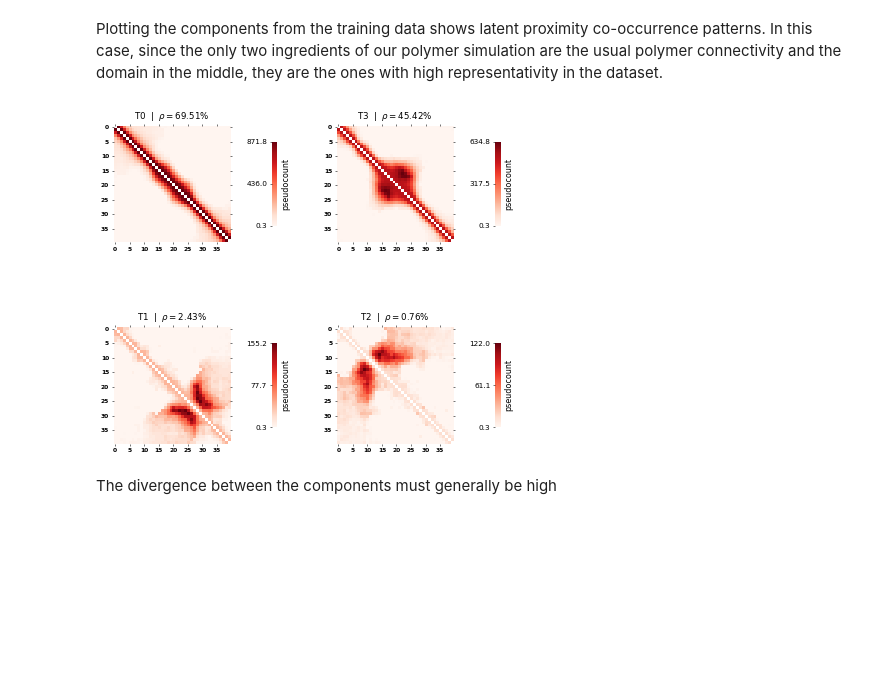
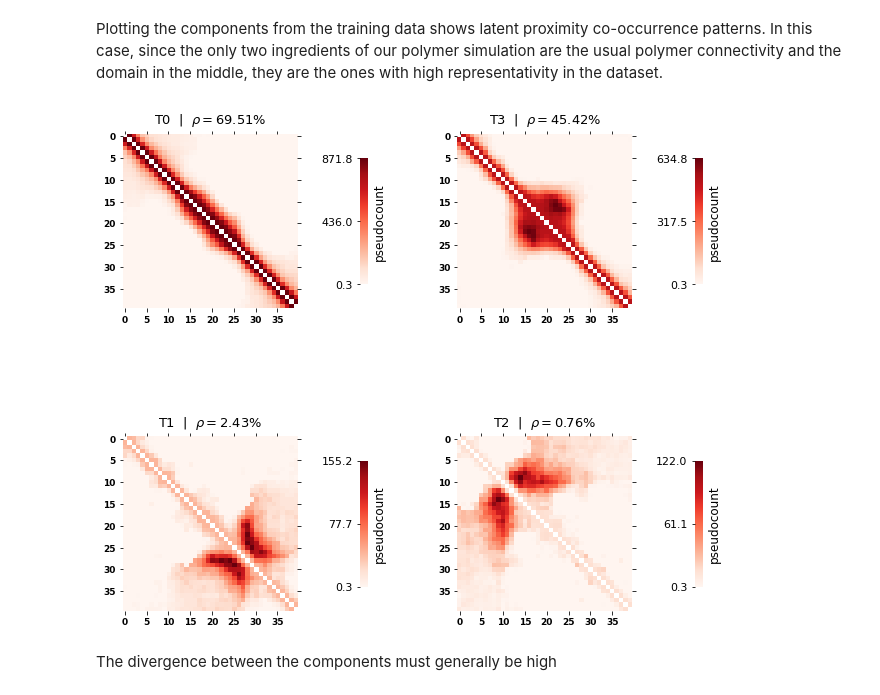
Before and after one commit to ggautham07/topic3d, a Jupyter notebook: examples/training.ipynb, the cells around one changed output. Saved outputs shown, nothing was run; the diff lists cells and outputs as text; code cells hidden in the pictures; blank space fills up the shorter version.

```diff
--- a/examples/training.ipynb
+++ b/examples/training.ipynb
@@ -168,10 +168,10 @@ The normalized between [-1,+1] resulting in -1 (in the limit) for never occurrin
 Plotting the components from the training data shows latent proximity co-occurrence patterns. In this case, since the only two ingredients of our polymer simulation are the usual polymer connectivity and the domain in the middle, they are the ones with high representativity in the dataset.
 # %%
 fig = results_sim.plot_components(ordered=True, form="square")
-fig.set_dpi(48)
+fig.set_dpi(72)
 fig.show()
 # %% [output]
-[figure, old version]
+[figure, new version]
 # %% [markdown]
 The divergence between the components must generally be high
 # %%
```
Also changed, not shown: parts of 13 cells of this notebook, 10 other files.
